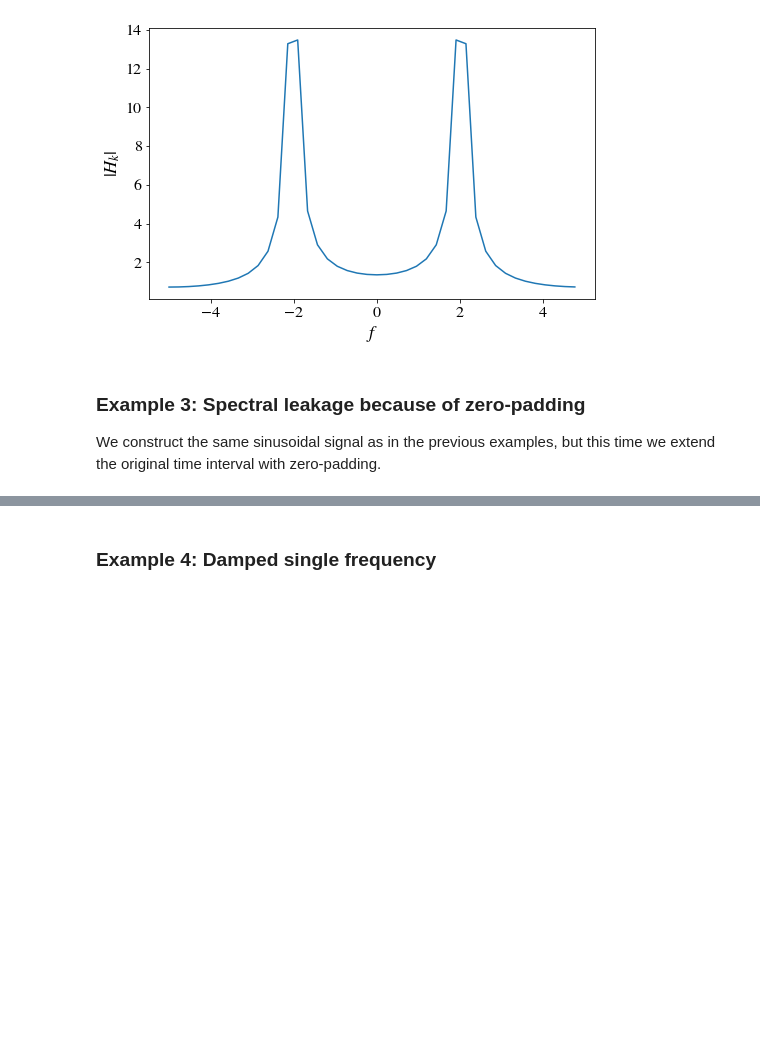
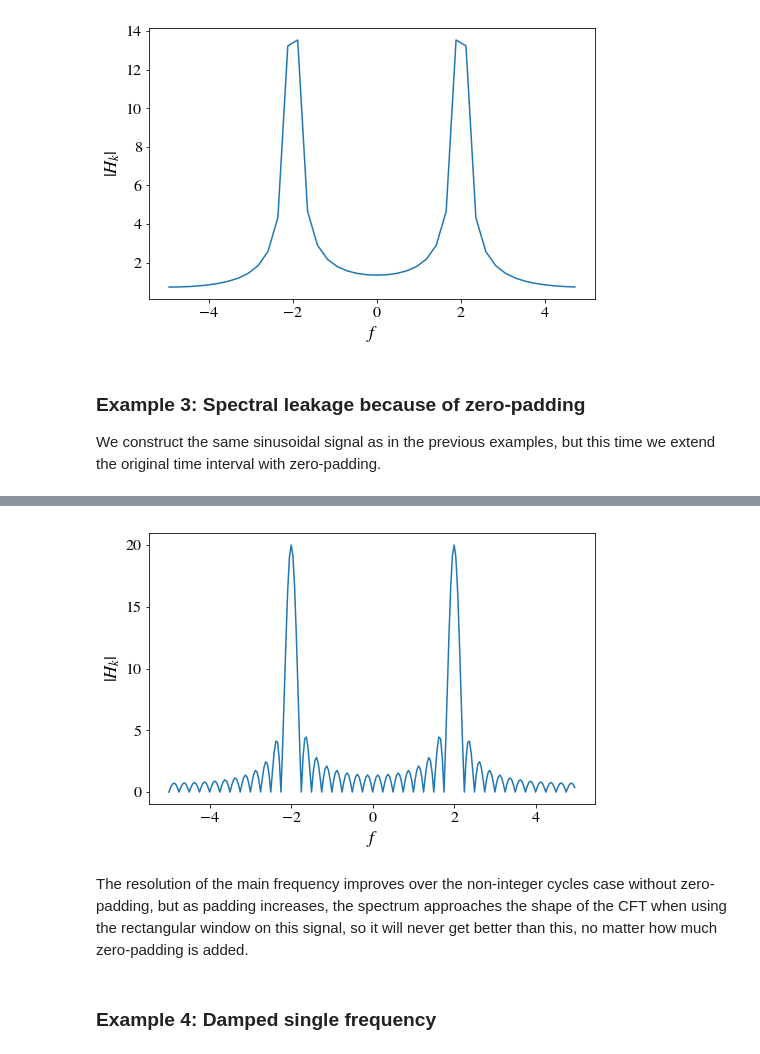
Before and after one commit to niksterg/pyFourier, a Jupyter notebook: DFT.ipynb, the cells around one changed output, grey strips where cells are left out. Drawn from its saved outputs; the diff is of its cells as text; code cells hidden in the pictures; blank space fills up the shorter version.

```diff
--- a/DFT.ipynb
+++ b/DFT.ipynb
@@ -237,3 +235,17 @@ plt.show()
+# %%
+H_k = fftpack.fft(h_n)
+H_k_shift = fftpack.fftshift(H_k)
+f_k = fftpack.fftfreq(h_n.size, d = dt)
+f_shift = fftpack.fftshift(f_k)
+# %%
+plt.plot(f_shift, np.abs(H_k_shift))
+plt.xlabel(r'$f$') ; plt.ylabel(r'$|H_k|$')
+#plt.axis([1, 3, None, None])
+plt.show()
+# %% [output]
+[figure, added]
+# %% [markdown]
+The resolution of the main frequency improves over the non-integer cycles case without zero-padding, but as padding increases, the spectrum approaches the shape of the CFT when using the rectangular window on this signal, so it will never get better than this, no matter how much zero-padding is added.
 # %% [markdown]
 ### Example 4: Damped single frequency
 # %%
```
Also changed, not shown: parts of 8 cells of this notebook.
